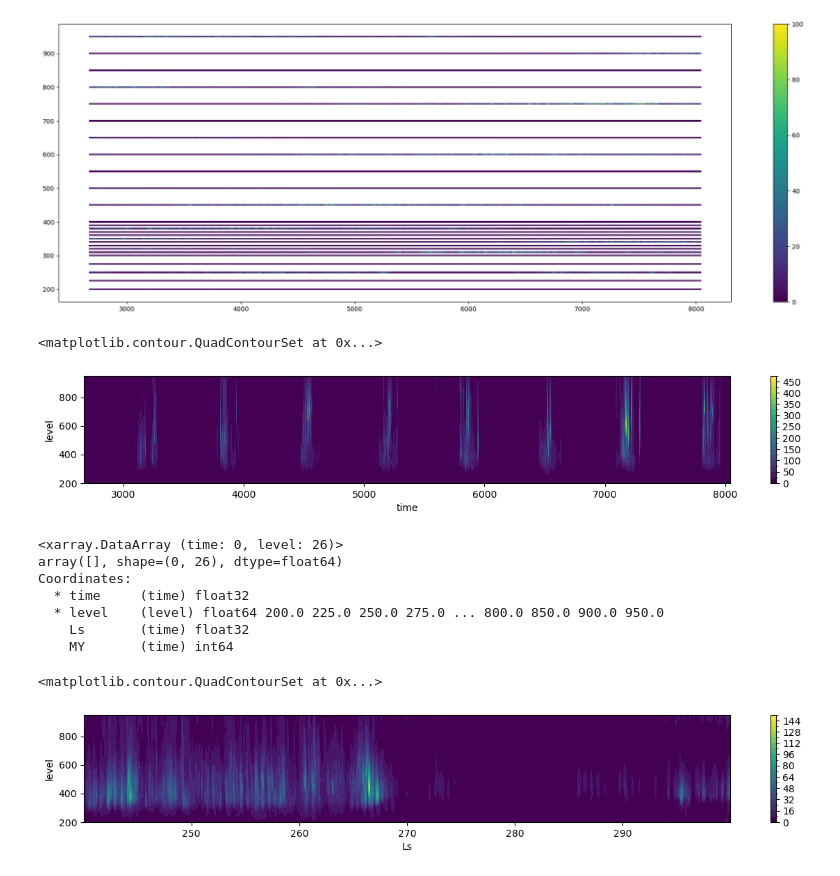
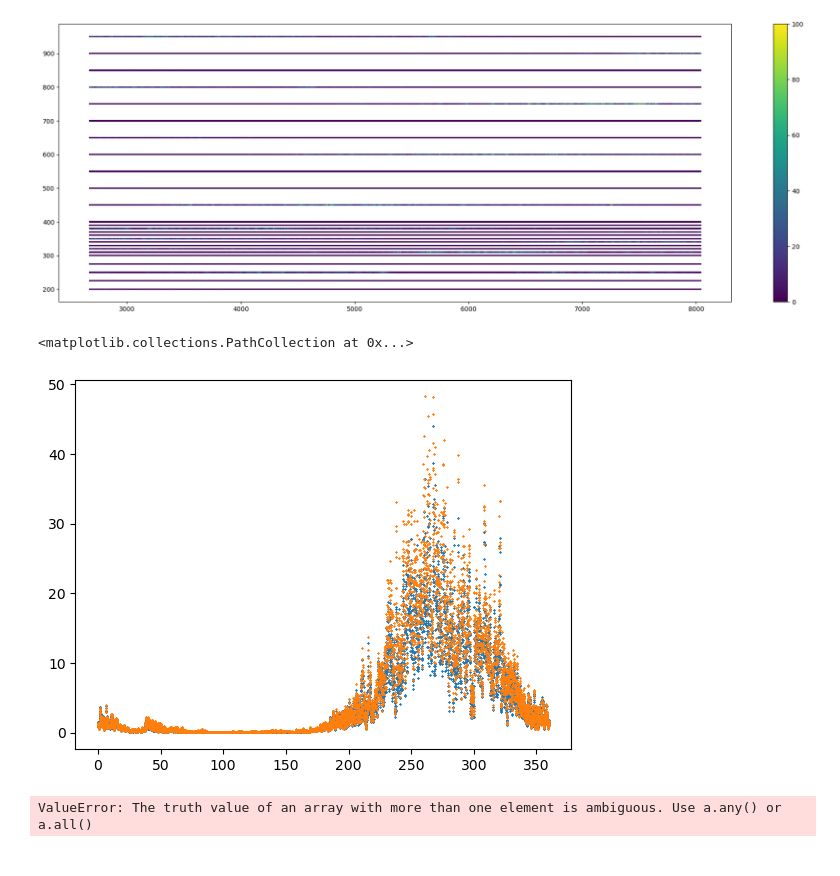
Before and after one commit to 12shughes/Reanalysis, a Jupyter notebook: playing_eddy_enstrophy_plots.ipynb, the cells around one changed output. Drawn from its saved outputs; the diff is of its cells as text; code cells hidden in the pictures.

```diff
--- a/playing_eddy_enstrophy_plots.ipynb
+++ b/playing_eddy_enstrophy_plots.ipynb
@@ -44,9 +101,3 @@ plt.colorbar()
 # %% [output]
 <matplotlib.colorbar.Colorbar at 0x...>
 [figure]
-# %%
-plt.figure(figsize = (15, 2))
-d.plot.contourf(x='time', levels = 21)
-# %% [output]
-<matplotlib.contour.QuadContourSet at 0x...>
-[figure, removed]
@@ -55,16 +104,10 @@ d36 = d.where(d.MY == 36, drop = True).where(240 <= d.Ls, drop = True).where(d.L
-# %%
-d36
-# %% [output]
-<xarray.DataArray (time: 0, level: 26)>
-array([], shape=(0, 26), dtype=float64)
-Coordinates:
-  * time     (time) float32
-  * level    (level) float64 200.0 225.0 250.0 275.0 ... 800.0 850.0 900.0 950.0
-    Ls       (time) float32
-    MY       (time) int64
-# %%
-plt.figure(figsize = (15, 2))
-d28.plot.contourf(x='Ls', levels = 21)
-# %% [output]
-<matplotlib.contour.QuadContourSet at 0x...>
-[figure, removed]
+# %%
+plt.scatter(da.Ls, da[:,4].values, marker = 'x', s = 0.5)
+plt.scatter(da.Ls, da[:,5].values, marker = 'x', s = 0.5)
+# %% [output]
+<matplotlib.collections.PathCollection at 0x...>
+[figure, added]
+# %%
+da.isel(da.level == 300)
+# %% [output]
+ValueError: The truth value of an array with more than one element is ambiguous. Use a.any() or a.all()
```
Also changed, not shown: parts of 4 cells of this notebook.
